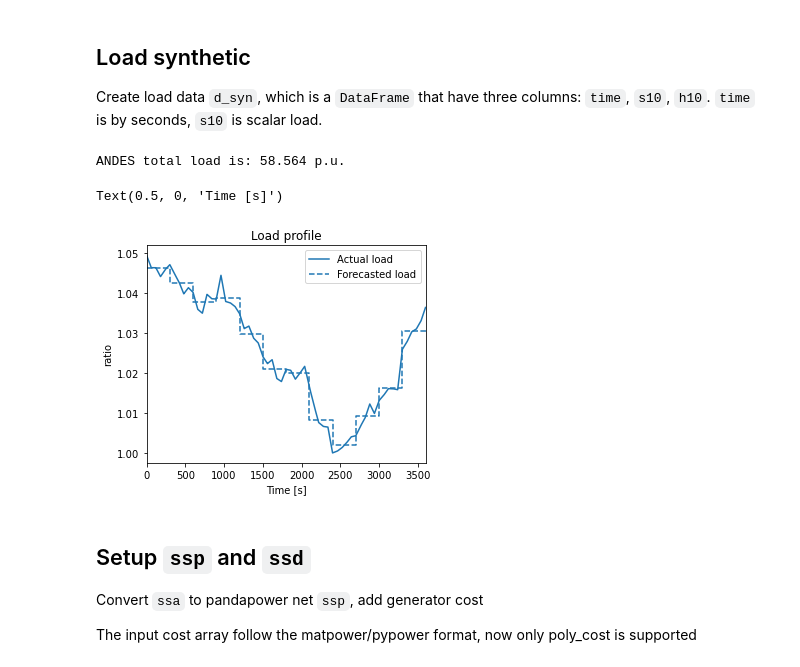
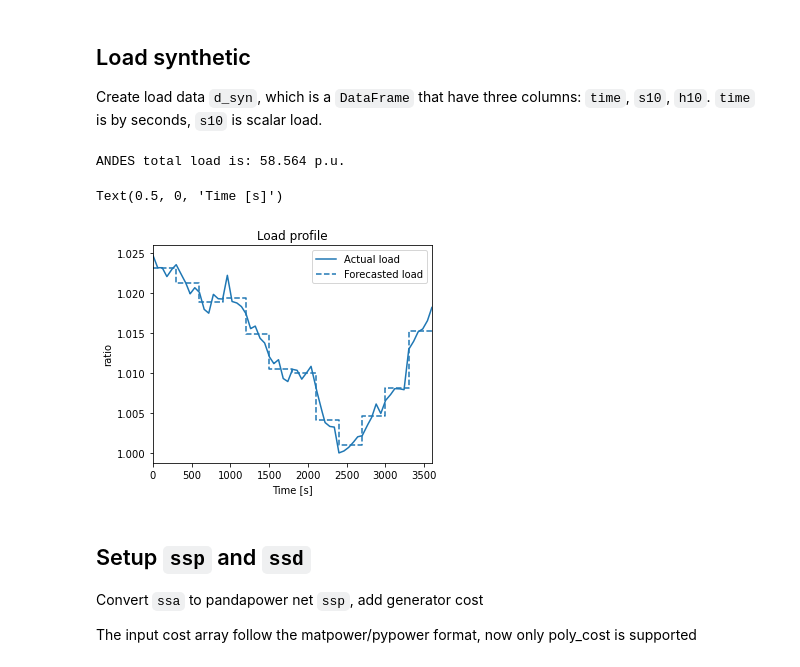
Before and after one commit to shebuxin/andes, a Jupyter notebook: jwang/notes2/co-sim_ieee39.ipynb, the cells around one changed output. Drawn from its saved outputs; the diff is of its cells as text; code cells hidden in the pictures.

```diff
--- a/jwang/notes2/co-sim_ieee39.ipynb
+++ b/jwang/notes2/co-sim_ieee39.ipynb
@@ -116,35 +116,35 @@ Create load data ``d_syn``, which is a ``DataFrame`` that have three columns: ``
 ptotal = ssa.PQ.as_df()['p0'].sum()
 print('ANDES total load is:',ptotal.round(4),'p.u.')
 
 # --- scale d_syn ---
 ddata_path = '/case/d_syn2.csv'
 ddata = dir_path + ddata_path
 d_syn = pd.read_csv(ddata)
 
-ratio = 10
+ratio = 5
 # The equation is tuned for ieee39
 # original: (d_syn['h10'] - d_syn['h10'].mean()) / d_syn['h10'].var() * ratio + 1
 d_syn['s10'] = ratio*(d_syn['ph10'] - d_syn['ph10'].min()) / d_syn['h10'].var() + 1
 
 # calculate expected load
 step = 300
 d_exp = d_syn.groupby(d_syn.index // step).mean().copy()
 d_exp['time'] = range(0,3600,300)
 
 fig_load, ax_load = plt.subplots(figsize=(5, 4))
 ax_load.plot(d_syn['time'], d_syn['s10'], color='tab:blue', linestyle='-')
 ystep = list(d_exp['s10'])
 ystep.insert(0, d_exp['s10'].iloc[0])
 ax_load.step(range(0,3900,300), ystep, color='tab:blue', linestyle='--')
 ax_load.set_xlim([0, 3600])
 ax_load.legend(['Actual load', 'Forecasted load'])
 ax_load.set_title('Load profile')
 ax_load.set_ylabel('ratio')
 ax_load.set_xlabel('Time [s]')
 # %% [output]
 ANDES total load is: 58.564 p.u.
 Text(0.5, 0, 'Time [s]')
-[figure, old version]
+[figure, new version]
 # %% [markdown]
 ## Setup ``ssp`` and ``ssd``
 
```
Also changed, not shown: parts of 11 cells of this notebook.
